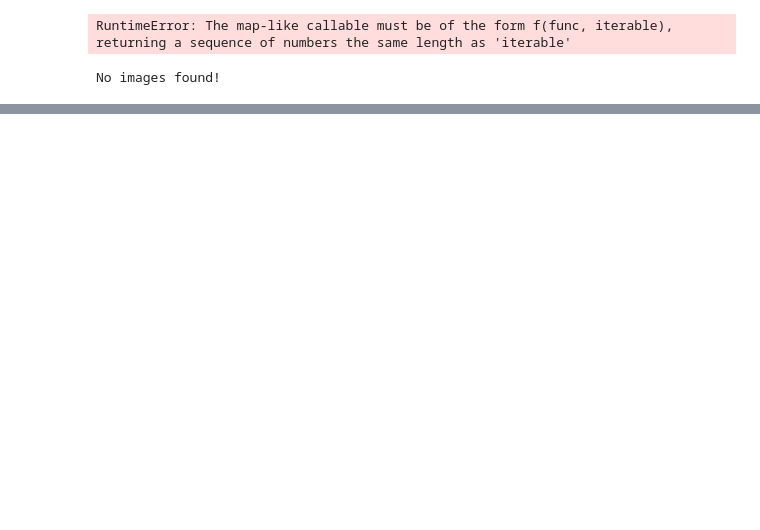
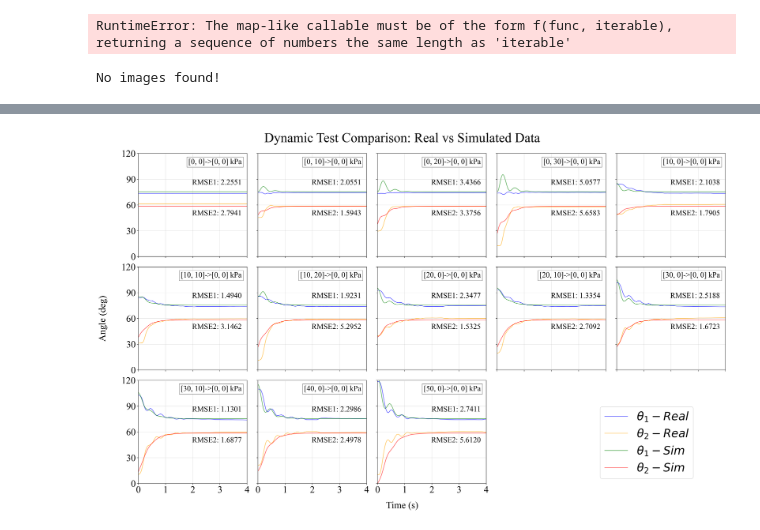
Before and after one commit to fly-pigTH/EquiMus, a Jupyter notebook: src/dynamic_identify.ipynb, the cells around one changed output, grey strips where cells are left out. Cells and saved outputs as stored; diff of their text form; code cells hidden in the pictures; blank space fills up the shorter version.

```diff
--- a/src/dynamic_identify.ipynb
+++ b/src/dynamic_identify.ipynb
@@ -777,0 +698,98 @@ Error:  23.702142948265745
+# %%
+
+# draw the comparison
+# 假设expdata_real_effective和expdata_sim_all是已经定义好的数据
+num_experiments = len(expdata_real_lineInterp_effective_smooth)
+ncols = 5  # 每行5张图
+nrows = math.ceil(num_experiments / ncols)  # 根据实验数计算行数
+
+
+from matplotlib import rcParams
+
+config = {
+    "font.family":'Times New Roman',  # 设置字体类型
+    "axes.unicode_minus": False, #解决负号无法显示的问题
+    "font.size": 16,  # 设置字体大小
+}
+rcParams.update(config)
+
+legendSet = {
+    # 'loc': 'upper right',
+    'fontsize': 30,
+}
+
+axisSet = {
+    'fontsize': 25,
+}
+
+textSet = {
+    'fontsize': 20,
+}
+
+titleSet = {
+    'fontsize': 35,
+}
+
+# 创建一个统一的网格布局
+fig = plt.figure(figsize=(24, 15), dpi=200)  # 设置整个图形的大小
+gs = gridspec.GridSpec(nrows, ncols, figure=fig, wspace=0.1, hspace=0.1, left=0.1, right=0.99, top=0.9, bottom=0.1)  # 设置子图间距
+
+# 绘制每个实验的图形
+for exp_id in range(num_experiments):
+    ax = fig.add_subplot(gs[exp_id // ncols, exp_id % ncols])
+    expdata_real, expdata_sim = expdata_real_lineInterp_effective_smooth[exp_id], expdata_sim_all[exp_id]
+    if exp_id == 0:
+        ax.plot(expdata_real[0], expdata_real[1], label=r"$\theta_1-Real$", color='blue', linestyle='-', alpha=0.6)
+        ax.plot(expdata_real[0], expdata_real[2], label=r"$\theta_2-Real$", color='orange', linestyle='-', alpha=0.6)
+        ax.plot(expdata_sim[0], expdata_sim[1], label=r"$\theta_1-Sim$", color='green', linestyle='-', alpha=0.6)
+        ax.plot(expdata_sim[0], expdata_sim[2], label=r"$\theta_2-Sim$", color='red', linestyle='-', alpha=0.6)
+    else:
+        ax.plot(expdata_real[0], expdata_real[1], color='blue', linestyle='-', alpha=0.6)
+        ax.plot(expdata_real[0], expdata_real[2], color='orange', linestyle='-', alpha=0.6)
+        ax.plot(expdata_sim[0], expdata_sim[1], color='green', linestyle='-', alpha=0.6)
+        ax.plot(expdata_sim[0], expdata_sim[2], color='red', linestyle='-', alpha=0.6)
+    # ax.set_title(f"Experiment {exp_id + 1}")
+    # 在右上角添加标注
+    ax.text(0.95, 0.95, f'[{int(P1_array[exp_id]/1000):d}, {int(P2_array[exp_id]/1000):d}]->[0, 0] kPa', transform=ax.transAxes,
+            ha='right', va='top', fontsize=textSet['fontsize'], bbox=dict(facecolor='white', alpha=0.5))
+    # text: RMSE
+    RMSE_THETA1 = np.sqrt(np.mean((expdata_real[1]-expdata_sim[1])**2))
+    RMSE_THETA2 = np.sqrt(np.mean((expdata_real[2]-expdata_sim[2])**2))
+    ax.text(0.95, 0.75, f"RMSE1: {RMSE_THETA1:.4f}", transform=ax.transAxes,
+            ha='right', va='top', fontsize=textSet['fontsize'])
+    ax.text(0.95, 0.45, f"RMSE2: {RMSE_THETA2:.4f}", transform=ax.transAxes,
+            ha='right', va='top', fontsize=textSet['fontsize'])
+
+    ax.grid(alpha=0.4)  # 添加网格线
+    ax.set_xlim(0, 4)  # 设置x轴范围
+    ax.set_ylim(0, 120)  # 设置y轴范围
+    ax.set_xticks(np.arange(0, 4.1, 1))  # 设置x轴刻度
+    ax.set_yticks(np.arange(0, 120.1, 30))  # 设置y轴刻度
+    # 设置刻度字体大小
+    ax.tick_params(axis='both', labelsize=axisSet['fontsize'])  # 12
+    if exp_id%ncols != 0:   # 如果不在最左边
+        ax.set_yticklabels([])  # 隐藏y轴刻度
+    if exp_id//ncols != nrows-1:  # 如果不在最下面
+        ax.set_xticklabels([])  # 隐藏x轴刻度
+
+
+# 设置统一的x轴和y轴标签
+fig.text(0.5, 0.04, 'Time (s)', ha='center', fontsize=axisSet['fontsize'])
+fig.text(0.04, 0.5, 'Angle (deg)', va='center', rotation='vertical', fontsize=axisSet['fontsize'])
+
+# 添加全图图名
+fig.suptitle('Dynamic Test Comparison: Real vs Simulated Data', fontsize=titleSet['fontsize'], y=0.95)
+
+# 添加统一的图例
+handles, labels = [], []
+for ax in fig.axes:
+    for handle, label in zip(*ax.get_legend_handles_labels()):
+        handles.append(handle)
+        labels.append(label)
+fig.legend(handles, labels, bbox_to_anchor=(0.95, 0.3), ncol=1, fontsize=legendSet['fontsize'])  # 添加图例
+
+# 调整子图间距
+plt.tight_layout(rect=[0, 0, 1, 0.95])  # 调整子图间距，留出空间给图例
+plt.show()
+# %% [output]
+[figure, added]
```
Also changed, not shown: parts of 4 cells of this notebook, 11 other files.
